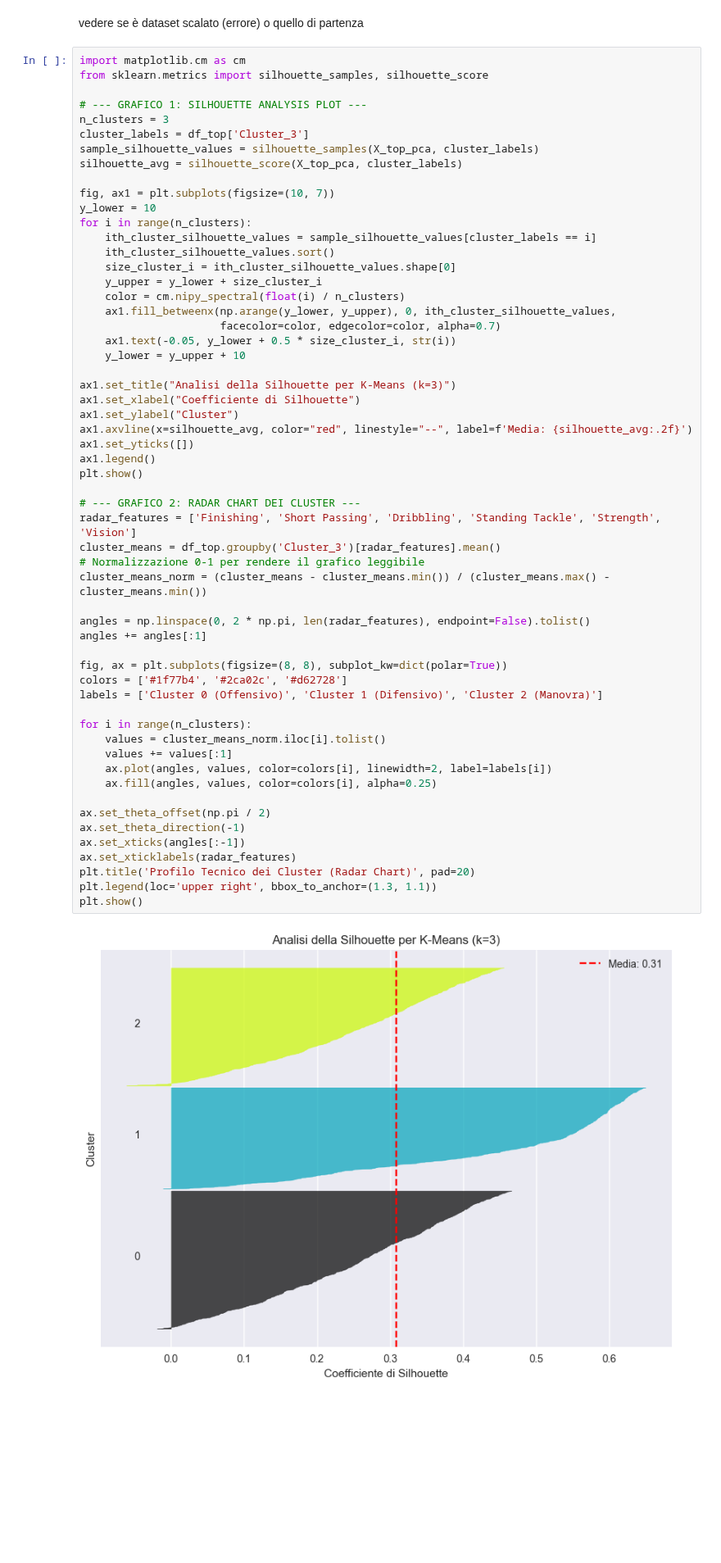
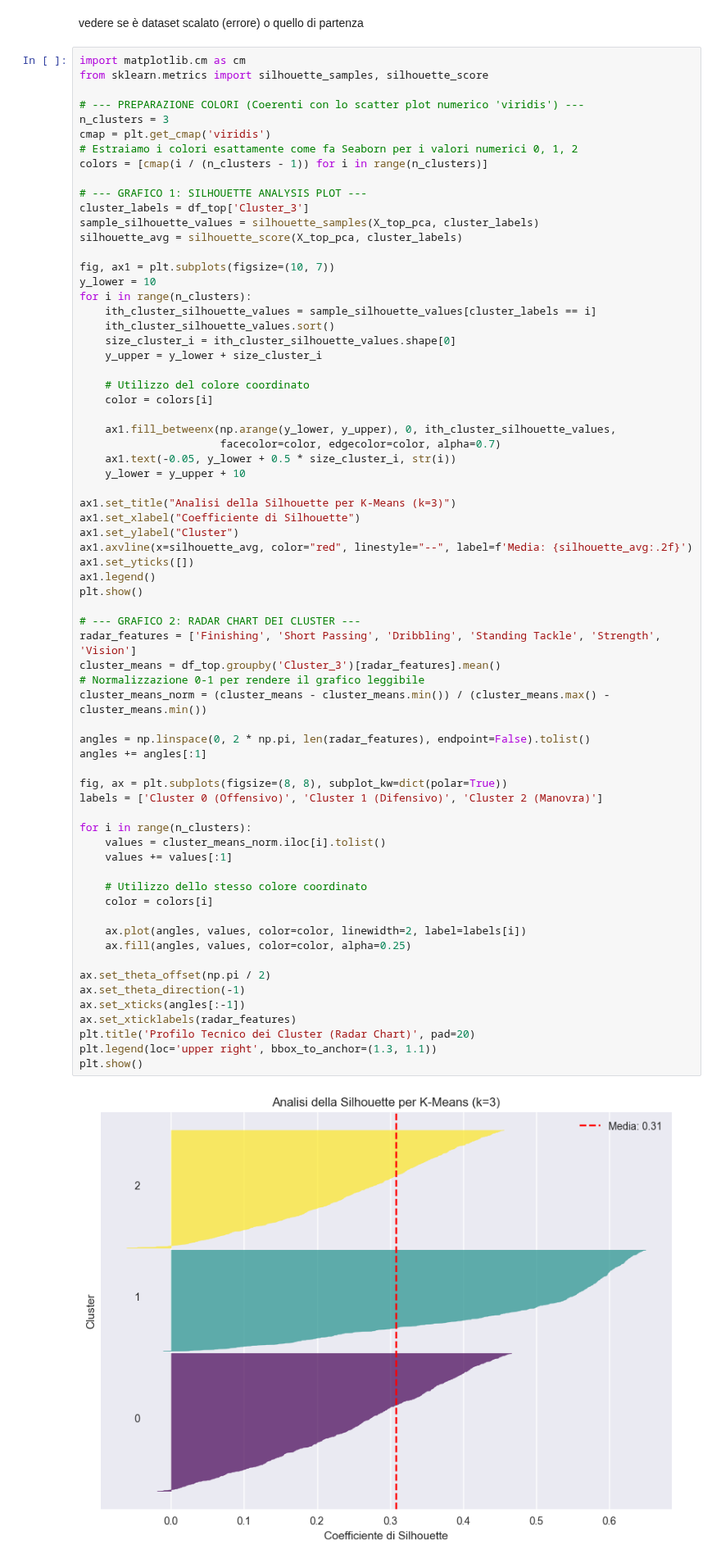
Before and after one commit to grannico/Progetti_DataScience_25-26, a Jupyter notebook: progetto_1/Clustering/clust_top.ipynb, the cells around one changed output. Shown at 82% size. Drawn from its saved outputs; the diff is of its cells as text; blank space fills up the shorter version.

```diff
--- a/progetto_1/Clustering/clust_top.ipynb
+++ b/progetto_1/Clustering/clust_top.ipynb
@@ -289,8 +289,13 @@ vedere se è dataset scalato (errore) o quello di partenza
 import matplotlib.cm as cm
 from sklearn.metrics import silhouette_samples, silhouette_score
 
+# --- PREPARAZIONE COLORI (Coerenti con lo scatter plot numerico 'viridis') ---
+n_clusters = 3
+cmap = plt.get_cmap('viridis')
+# Estraiamo i colori esattamente come fa Seaborn per i valori numerici 0, 1, 2
+colors = [cmap(i / (n_clusters - 1)) for i in range(n_clusters)]
+
 # --- GRAFICO 1: SILHOUETTE ANALYSIS PLOT ---
-n_clusters = 3
 cluster_labels = df_top['Cluster_3']
 sample_silhouette_values = silhouette_samples(X_top_pca, cluster_labels)
 silhouette_avg = silhouette_score(X_top_pca, cluster_labels)
@@ -302,7 +307,10 @@ for i in range(n_clusters):
     ith_cluster_silhouette_values.sort()
     size_cluster_i = ith_cluster_silhouette_values.shape[0]
     y_upper = y_lower + size_cluster_i
-    color = cm.nipy_spectral(float(i) / n_clusters)
+
+    # Utilizzo del colore coordinato
+    color = colors[i]
+
     ax1.fill_betweenx(np.arange(y_lower, y_upper), 0, ith_cluster_silhouette_values,
                       facecolor=color, edgecolor=color, alpha=0.7)
     ax1.text(-0.05, y_lower + 0.5 * size_cluster_i, str(i))
@@ -313,34 +321,37 @@ ax1.set_xlabel("Coefficiente di Silhouette")
 ax1.set_ylabel("Cluster")
 ax1.axvline(x=silhouette_avg, color="red", linestyle="--", label=f'Media: {silhouette_avg:.2f}')
 ax1.set_yticks([])
 ax1.legend()
 plt.show()
 
 # --- GRAFICO 2: RADAR CHART DEI CLUSTER ---
 radar_features = ['Finishing', 'Short Passing', 'Dribbling', 'Standing Tackle', 'Strength', 'Vision']
 cluster_means = df_top.groupby('Cluster_3')[radar_features].mean()
 # Normalizzazione 0-1 per rendere il grafico leggibile
 cluster_means_norm = (cluster_means - cluster_means.min()) / (cluster_means.max() - cluster_means.min())
 
 angles = np.linspace(0, 2 * np.pi, len(radar_features), endpoint=False).tolist()
 angles += angles[:1]
 
 fig, ax = plt.subplots(figsize=(8, 8), subplot_kw=dict(polar=True))
-colors = ['#1f77b4', '#2ca02c', '#d62728']
 labels = ['Cluster 0 (Offensivo)', 'Cluster 1 (Difensivo)', 'Cluster 2 (Manovra)']
 
 for i in range(n_clusters):
     values = cluster_means_norm.iloc[i].tolist()
     values += values[:1]
-    ax.plot(angles, values, color=colors[i], linewidth=2, label=labels[i])
-    ax.fill(angles, values, color=colors[i], alpha=0.25)
+
+    # Utilizzo dello stesso colore coordinato
+    color = colors[i]
+
+    ax.plot(angles, values, color=color, linewidth=2, label=labels[i])
+    ax.fill(angles, values, color=color, alpha=0.25)
 
 ax.set_theta_offset(np.pi / 2)
 ax.set_theta_direction(-1)
 ax.set_xticks(angles[:-1])
 ax.set_xticklabels(radar_features)
 plt.title('Profilo Tecnico dei Cluster (Radar Chart)', pad=20)
 plt.legend(loc='upper right', bbox_to_anchor=(1.3, 1.1))
 plt.show()
 # %% [output]
-[figure, old version]
+[figure, new version]
```
Also changed, not shown: parts of 3 cells of this notebook, 3 other files.
